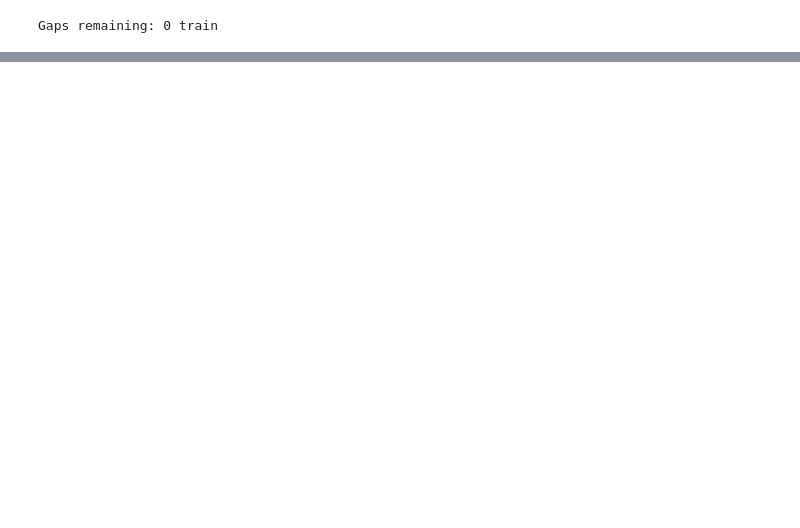
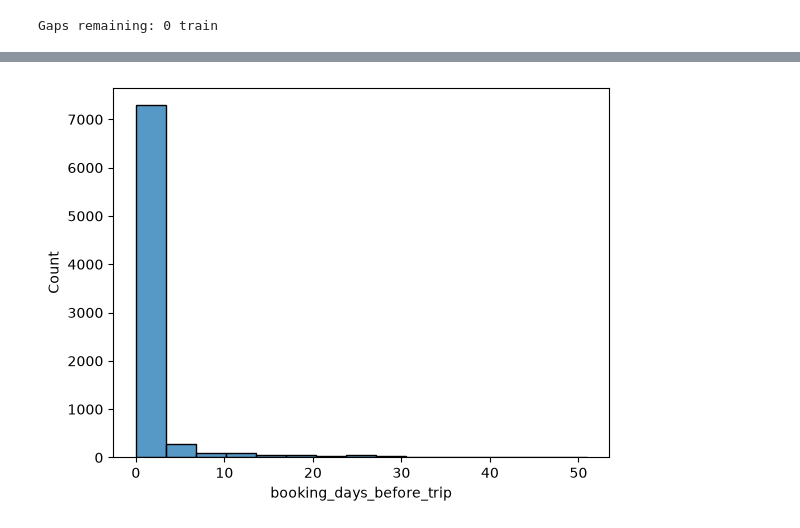
Before and after one commit to mjp370/OPAN-6602_Project_2, a Jupyter notebook: Project_2_MP_Analysis.ipynb, the cells around one changed output, grey strips where cells are left out. Cells and saved outputs as stored; diff of their text form; code cells hidden in the pictures; blank space fills up the shorter version.

```diff
--- a/Project_2_MP_Analysis.ipynb
+++ b/Project_2_MP_Analysis.ipynb
@@ -518,0 +548,5 @@ k = 1010  CV RMSE: $ 0
+# %%
+sns.histplot(filled_train.booking_days_before_trip,bins=15)
+plt.show()
+# %% [output]
+[figure, added]
```
Also changed, not shown: parts of 28 cells of this notebook.
